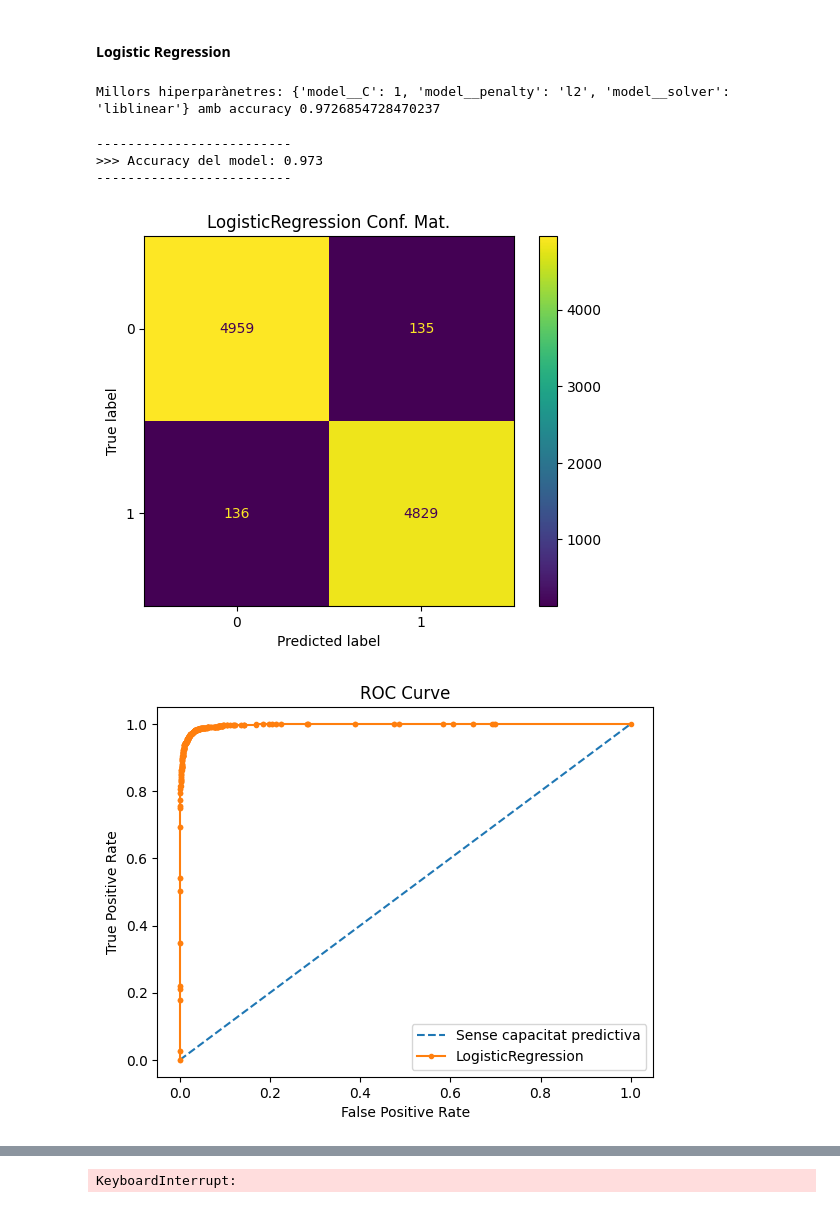
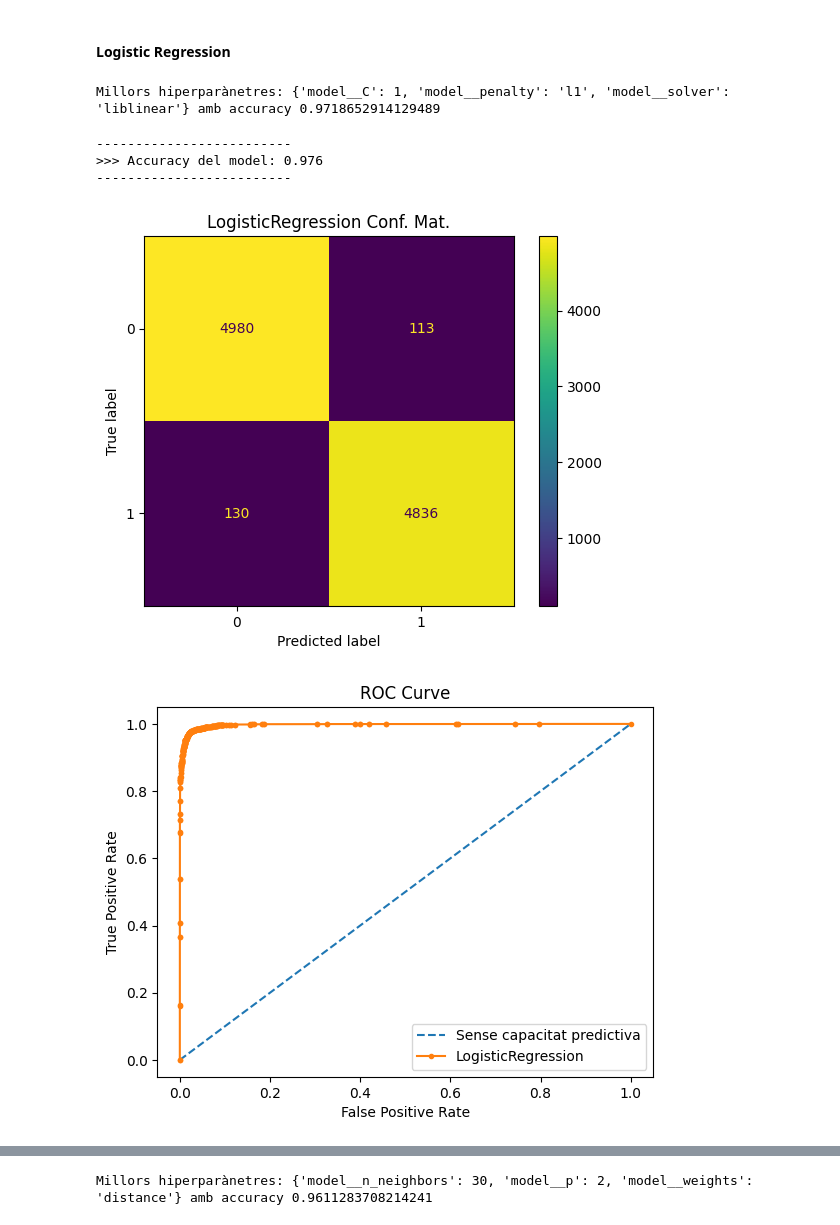
Before and after one commit to date1punto/Apc-2024--Kaggle-LOL, a Jupyter notebook: APC_Kaggle.ipynb, the cells around one changed output, grey strips where cells are left out. Drawn from its saved outputs; the diff is of its cells as text; code cells hidden in the pictures.

Commit message:
ultims models a evaluar

```diff
--- a/APC_Kaggle.ipynb
+++ b/APC_Kaggle.ipynb
@@ -703,11 +690,26 @@ class OneHotEncodingPersonalitzat(BaseEstimator):
         X=pd.concat([X, noves_columnes], axis=1)
 
         return X
+
+class moda(BaseEstimator):
+    def __init__(self):
+        self.moda = None  # Atributo para almacenar la moda
+
+    def fit(self, X, y=None):
+        self.moda=X["firstTower"].mode()[0]
+        return self
+
+    def transform(self, X):
+        X[X["firstTower"]==0]=self.moda
+
+        return X # Reemplaza los ceros con la moda
+
+    def predict(self, X):
+        X[X["firstTower"]==0]=self.moda
+        return X
 # %% [markdown]
 Cració d'un pipeline
 # %%
-
-
 def createPipeline(model):
     preprocessor=ColumnTransformer(
         transformers=[
@@ -716,9 +718,10 @@ def createPipeline(model):
         remainder='passthrough' #no cambiar el resta de columnes
     )
     pipeline = Pipeline([
-        ("Encoding", OneHotEncodingPersonalitzat()), #Pas 1: fer en encoding
-        ('preprocessor', preprocessor),  # Pas 2: Normalizar  #PROBLEMA ESTA DEVOLVIENDO UN NUMPY ARRAY
-        ('model', model)                # Pas 3: Model
+        ("moda", moda()),#Pas 1: fer moda per els valors de firstTower a 0
+        ("Encoding", OneHotEncodingPersonalitzat()), #Pas 2: fer en encoding
+        ('preprocessor', preprocessor),  # Pas 3: Normalizar
+        ('model', model)                # Pas 4: Model
     ])
 
     return pipeline
@@ -728,27 +732,23 @@ Regressió Logistica, Màquina de suport de Vectors(SVM), K-Nearest Neighbors(KN
+# %%
+fpr_tpr_diversos_models={}
 # %% [markdown]
 #### Logistic Regression
 # %%
 lr=LogisticRegression()
 params_lr=dict(model__penalty=["l1", "l2"], model__C=[0.01, 0.1, 1, 3], model__solver=["liblinear"])
 
-
-#Com Logistic Regression no maneja valors categorics hem de borrar les columnes que en tenen (aquelles dels campions on habiem posat el nom),
-# com habiem generat  unes columnes (el tipus de campió: Mago, Guerrero...) a partir d'aquestes no es un impediment massa important
-
-
-
 pipeline_lr=createPipeline(lr)
 
-estimator_lr=hyperparameter_tuning(pipeline_lr, params_lr, X_train_no_cat, y_train_no_cat.values.ravel(), folds=5)
+estimator_lr, _=hyperparameter_tuning(pipeline_lr, params_lr, X_train, y_train.values.ravel(), folds=5)
 # %% [output]
-Millors hiperparànetres: {'model__C': 1, 'model__penalty': 'l2', 'model__solver': 'liblinear'} amb accuracy 0.9726854728470237
+Millors hiperparànetres: {'model__C': 1, 'model__penalty': 'l1', 'model__solver': 'liblinear'} amb accuracy 0.9718652914129489
 # %%
-show_performance(X_test_no_cat, y_test_no_cat, estimator_lr, "LogisticRegression")
-show_roc_curve_binary(estimator_lr, X_test_no_cat, y_test_no_cat, "LogisticRegression")
-show_pr_curve(estimator_lr, X_test_no_cat, y_test_no_cat, "LogisticRegression")
+show_performance(X_test, y_test, estimator_lr, "LogisticRegression")
+fpr_tpr_diversos_models["LogisticRegression"]=show_roc_curve_binary(estimator_lr, X_test, y_test, "LogisticRegression")
+show_pr_curve(estimator_lr, X_test, y_test, "LogisticRegression")
 # %% [output]
 -------------------------
->>> Accuracy del model: 0.973
+>>> Accuracy del model: 0.976
 -------------------------
 [figure]
-[figure, old version]
+[figure, new version]
@@ -756,9 +755,0 @@ show_pr_curve(estimator_lr, X_test_no_cat, y_test_no_cat, "LogisticRegression")
-# %%
-svc=SVC()
-params_svc=dict(model__degree=[1,2,3,5,7], model__decision_function_shape=['ovo', 'ovr'],  model__C=[0.01, 0.1, 1, 3], model__kernel=["poly", "rbf"])
-
-pipeline_svc=createPipeline(svc)
-
-estimator_svc=hyperparameter_tuning(pipeline_svc, params_svc, X_train_no_cat, y_train_no_cat.values.ravel(), folds=5)
-# %% [output]
-KeyboardInterrupt:
@@ -768,0 +756,11 @@ show_pr_curve(estimator_svc, X_test_no_cat, y_test_no_cat, "SVC")
+# %%
+
+knn=KNeighborsClassifier()
+
+params_knn=dict(model__n_neighbors=[3, 5, 10, 20, 30], model__weights=["uniform", "distance"], model__p=[1,2])
+
+
+pipeline_knn=createPipeline(knn)
+estimator_knn, _= hyperparameter_tuning(pipeline_knn, params_knn, X_train, y_train.values.ravel(), folds=5)
+# %% [output]
+Millors hiperparànetres: {'model__n_neighbors': 30, 'model__p': 2, 'model__weights': 'distance'} amb accuracy 0.9611283708214241
```
Also changed, not shown: parts of 55 cells of this notebook.
